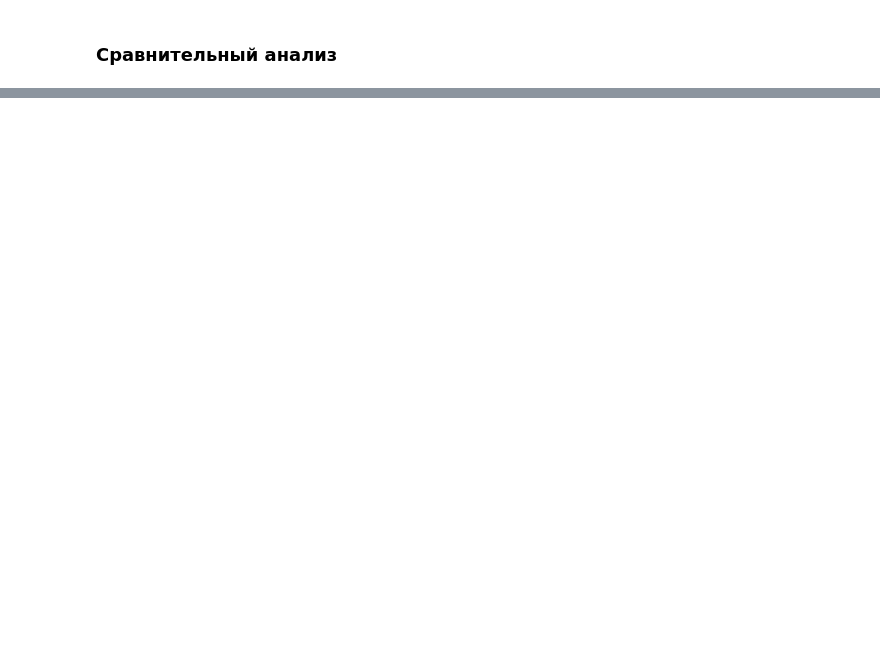
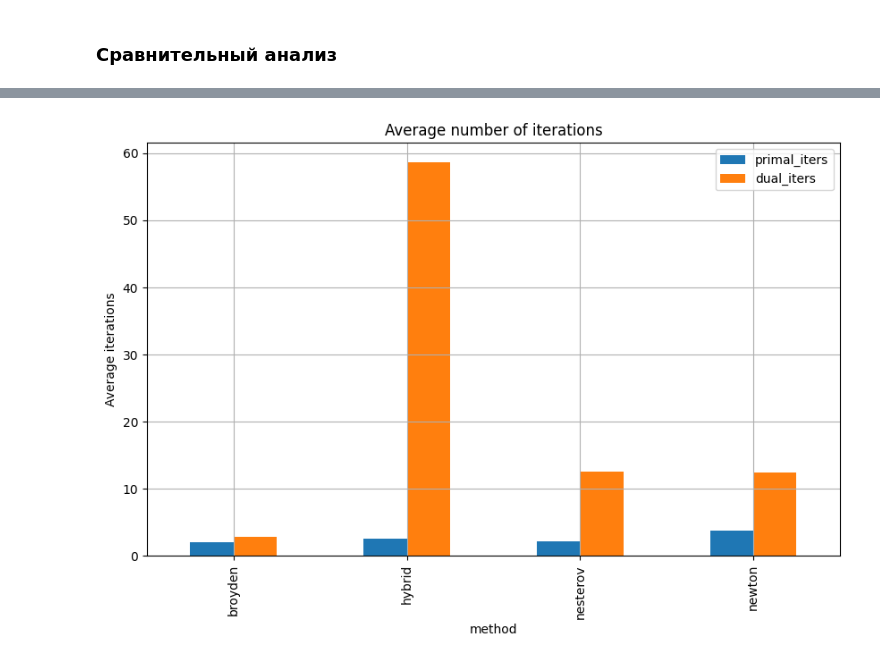
Before and after one commit to owmtgf/IAD_MAG_OptMethods, a Jupyter notebook: LAB3/main.ipynb, the cells around one changed output, grey strips where cells are left out. Cells and saved outputs as stored; diff of their text form; code cells hidden in the pictures; blank space fills up the shorter version.

```diff
--- a/LAB3/main.ipynb
+++ b/LAB3/main.ipynb
@@ -1245,0 +1482,17 @@ Line search failed at 2
+# %%
+best_qn = "broyden"
+# %%
+methods_for_comparison = ["newton", "hybrid", best_qn, "nesterov"]
+
+comparison = df_all[df_all["method"].isin(methods_for_comparison)].groupby("method").agg({
+    "primal_iters": "mean",
+    "dual_iters": "mean",
+    "primal_time": "mean",
+    "dual_time": "mean",
+    "primal_success": "mean",
+    "dual_success": "mean",
+    "primal_final_error": "mean",
+    "dual_final_error": "mean",
+}).reset_index()
+
+comparison
@@ -1245,0 +1505,14 @@ Line search failed at 2
+# %%
+comparison.plot(
+    x="method",
+    y=["primal_iters", "dual_iters"],
+    kind="bar",
+    figsize=(10, 6),
+)
+
+plt.ylabel("Average iterations")
+plt.title("Average number of iterations")
+plt.grid(True)
+plt.show()
+# %% [output]
+[figure, added]
```
Also changed, not shown: parts of 24 cells of this notebook.
